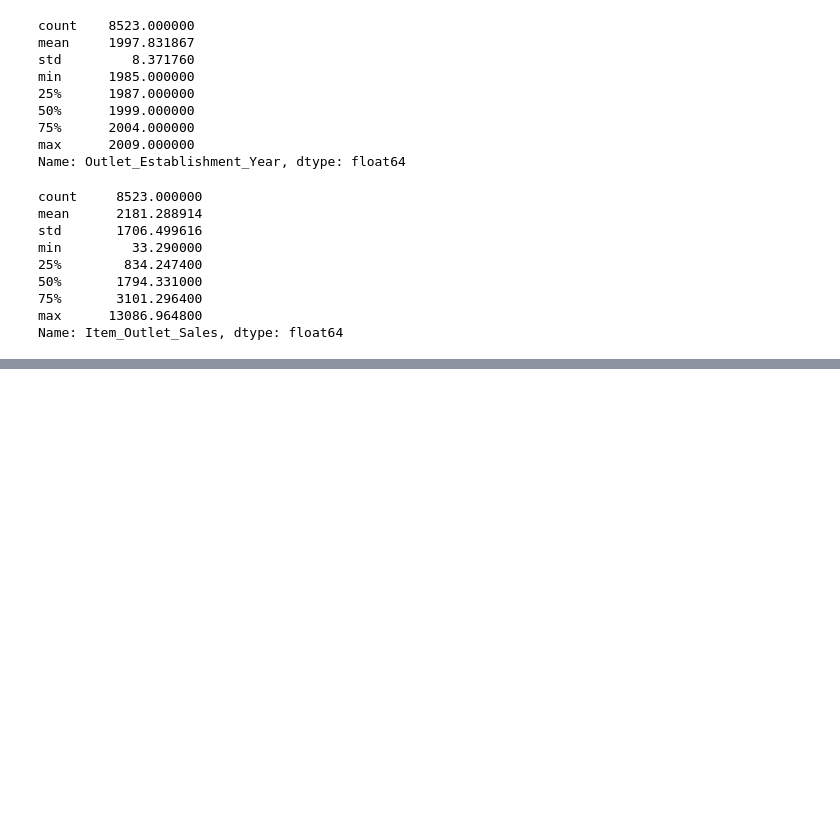
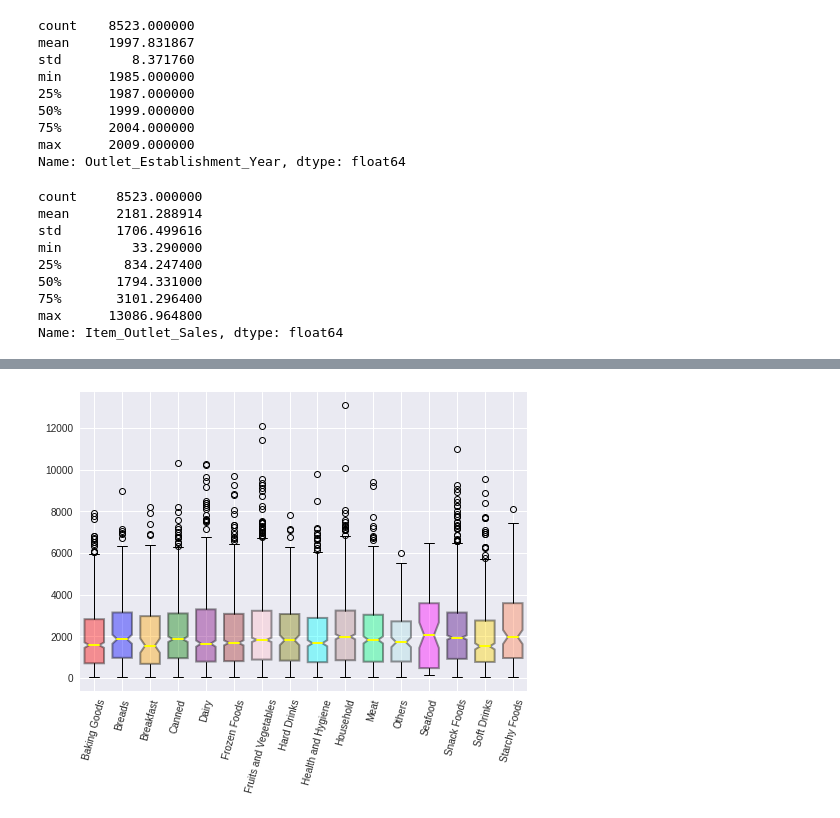
Before and after one commit to blakedshull/datascience, a Jupyter notebook: Sales_Predictions.ipynb, the cells around one changed output, grey strips where cells are left out. Drawn from its saved outputs; the diff is of its cells as text; code cells hidden in the pictures; blank space fills up the shorter version.

```diff
--- a/Sales_Predictions.ipynb
+++ b/Sales_Predictions.ipynb
@@ -258,0 +282,61 @@ Name: Item_Outlet_Sales, dtype: float64
+# %%
+#I know this was an extremely inefficient was of doing the boxplots, and I did the efficient way above, but I wanted to do this for practice and make it look pretty
+
+baking = df.loc[df['Item_Type']=='Baking Goods','Item_Outlet_Sales'].values
+breads = df.loc[df['Item_Type']=='Breads','Item_Outlet_Sales'].values
+breakfast = df.loc[df['Item_Type']=='Breakfast','Item_Outlet_Sales'].values
+canned = df.loc[df['Item_Type']=='Canned','Item_Outlet_Sales'].values
+dairy = df.loc[df['Item_Type']=='Dairy','Item_Outlet_Sales'].values
+frozen = df.loc[df['Item_Type']=='Frozen Foods','Item_Outlet_Sales'].values
+produce = df.loc[df['Item_Type']=='Fruits and Vegetables','Item_Outlet_Sales'].values
+alcohol = df.loc[df['Item_Type']=='Hard Drinks','Item_Outlet_Sales'].values
+health= df.loc[df['Item_Type']=='Health and Hygiene','Item_Outlet_Sales'].values
+household = df.loc[df['Item_Type']=='Household','Item_Outlet_Sales'].values
+meat = df.loc[df['Item_Type']=='Meat','Item_Outlet_Sales'].values
+other = df.loc[df['Item_Type']=='Others','Item_Outlet_Sales'].values
+seafood = df.loc[df['Item_Type']=='Seafood','Item_Outlet_Sales'].values
+snacks = df.loc[df['Item_Type']=='Snack Foods','Item_Outlet_Sales'].values
+soda = df.loc[df['Item_Type']=='Soft Drinks','Item_Outlet_Sales'].values
+starch = df.loc[df['Item_Type']=='Starchy Foods','Item_Outlet_Sales'].values
+fig, axes = plt.subplots(nrows = 1, ncols = 1)
+boxplots = axes.boxplot([baking,breads,breakfast,canned,dairy,frozen,produce,alcohol,health,household,meat,other,seafood,snacks,soda,starch],
+                        notch = True,
+                        labels = ['Baking Goods', 'Breads', 'Breakfast', 'Canned', 'Dairy', 'Frozen Foods', 'Fruits and Vegetables', 'Hard Drinks', 'Health and Hygiene', 'Household', 'Meat', 'Others', 'Seafood', 'Snack Foods', 'Soft Drinks', 'Starchy Foods'],
+                        widths = .7,
+                        patch_artist=True,
+                        medianprops = dict(linestyle='-', linewidth=2, color='Yellow'),
+                        boxprops = dict(linestyle='--', linewidth=2, color='Black', facecolor = 'red', alpha = .4));
+plt.xticks(rotation = 75)
+boxplot2 = boxplots['boxes'][1]
+boxplot3 = boxplots['boxes'][2]
+boxplot4 = boxplots['boxes'][3]
+boxplot5 = boxplots['boxes'][4]
+boxplot6 = boxplots['boxes'][5]
+boxplot7 = boxplots['boxes'][6]
+boxplot8 = boxplots['boxes'][7]
+boxplot9 = boxplots['boxes'][8]
+boxplot10 = boxplots['boxes'][9]
+boxplot11 = boxplots['boxes'][10]
+boxplot12 = boxplots['boxes'][11]
+boxplot13 = boxplots['boxes'][12]
+boxplot14 = boxplots['boxes'][13]
+boxplot15 = boxplots['boxes'][14]
+boxplot16 = boxplots['boxes'][15]
+
+boxplot2.set_facecolor('blue')
+boxplot3.set_facecolor('orange')
+boxplot4.set_facecolor('green')
+boxplot5.set_facecolor('purple')
+boxplot6.set_facecolor('brown')
+boxplot7.set_facecolor('pink')
+boxplot8.set_facecolor('olive')
+boxplot9.set_facecolor('cyan')
+boxplot10.set_facecolor('rosybrown')
+boxplot11.set_facecolor('springgreen')
+boxplot12.set_facecolor('powderblue')
+boxplot13.set_facecolor('fuchsia')
+boxplot14.set_facecolor('Indigo')
+boxplot15.set_facecolor('gold')
+boxplot16.set_facecolor('coral')
+# %% [output]
+[figure, added]
```
Also changed, not shown: parts of 8 cells of this notebook.
